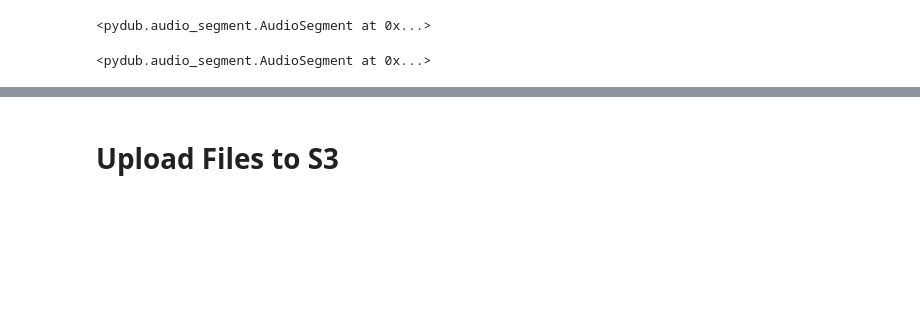
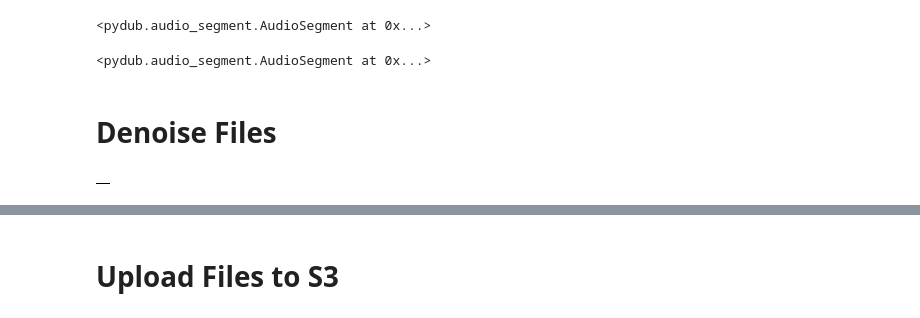
Before and after one commit to Enucatl/barbero-coqui-ai-tts, a Jupyter notebook: barbero_coqui_ai_tts/split_on_silence.ipynb, the cells around one changed output, grey strips where cells are left out. Drawn from its saved outputs; the diff is of its cells as text; code cells hidden in the pictures; blank space fills up the shorter version.

```diff
--- a/barbero_coqui_ai_tts/split_on_silence.ipynb
+++ b/barbero_coqui_ai_tts/split_on_silence.ipynb
@@ -166,7 +205,10 @@ seaborn.histplot(chunks.duration)
+# %%
+def folder_from_normalized_wav(original_audio, subfolder):
+    folder = pathlib.Path(original_audio).parent.parent / subfolder / original_audio.stem
+    return folder
 # %%
 def save_chunk(row):
-    original_audio = pathlib.Path(row["normalized_wav"])
-    folder = original_audio.parent.parent.parent / "splits" / original_audio.stem
+    folder = folder_from_normalized_wav(row["normalized_wav"], "splits")
     folder.mkdir(exist_ok=True, parents=True)
     output_name = folder / f"{row['index']:04}.wav"
     row["sound"].export(output_name, format="wav")
@@ -183,3 +233,14 @@ chunks["sound"].iloc[0]
 chunks["sound"].iloc[20]
 # %% [output]
 <pydub.audio_segment.AudioSegment at 0x...>
+# %% [markdown]
+# Denoise Files
+# %%
+chunks.groupby("normalized_wav", as_index=False).apply(
+    lambda x: shutil.rmtree(
+        folder_from_normalized_wav(x["normalized_wav"].iloc[0], "splits_denoised"),
+        ignore_errors=True,
+    )
+)
+# %% [output]
+|  |
```
Also changed, not shown: parts of 34 cells of this notebook, 4 other files.
